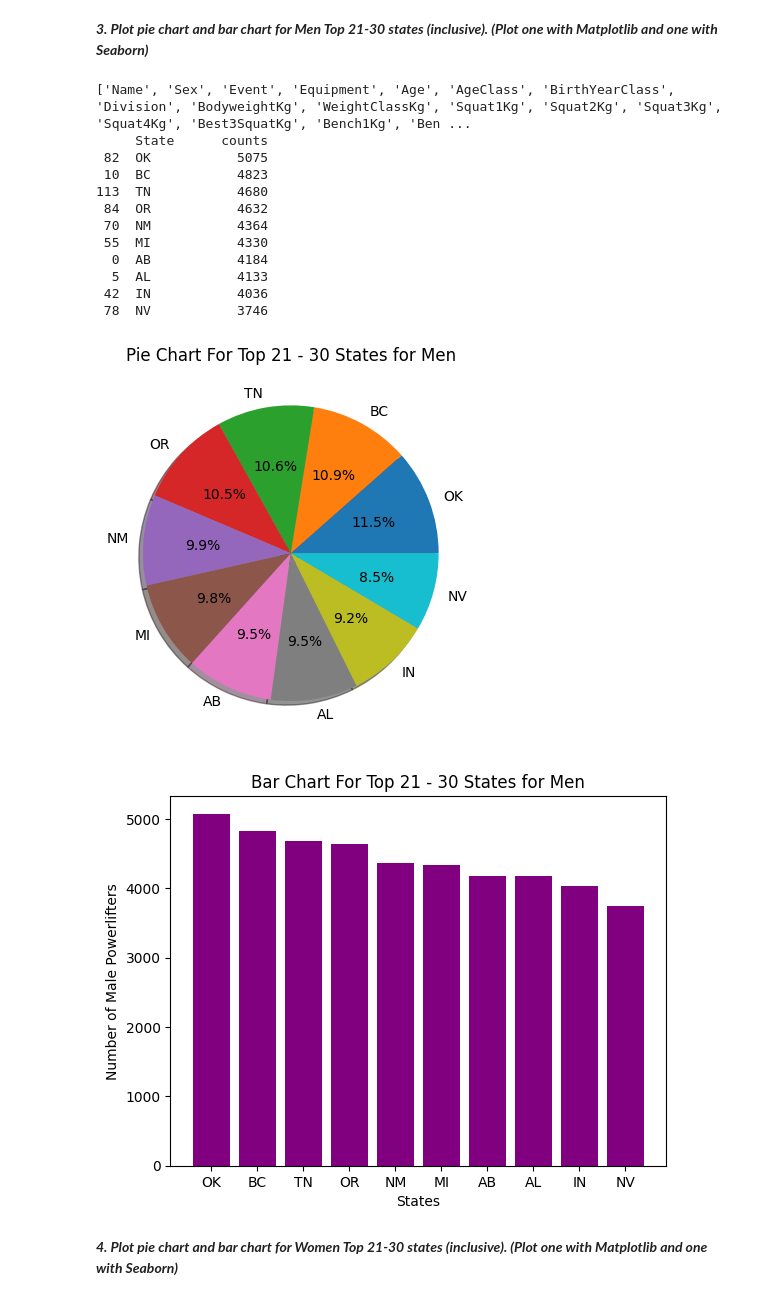
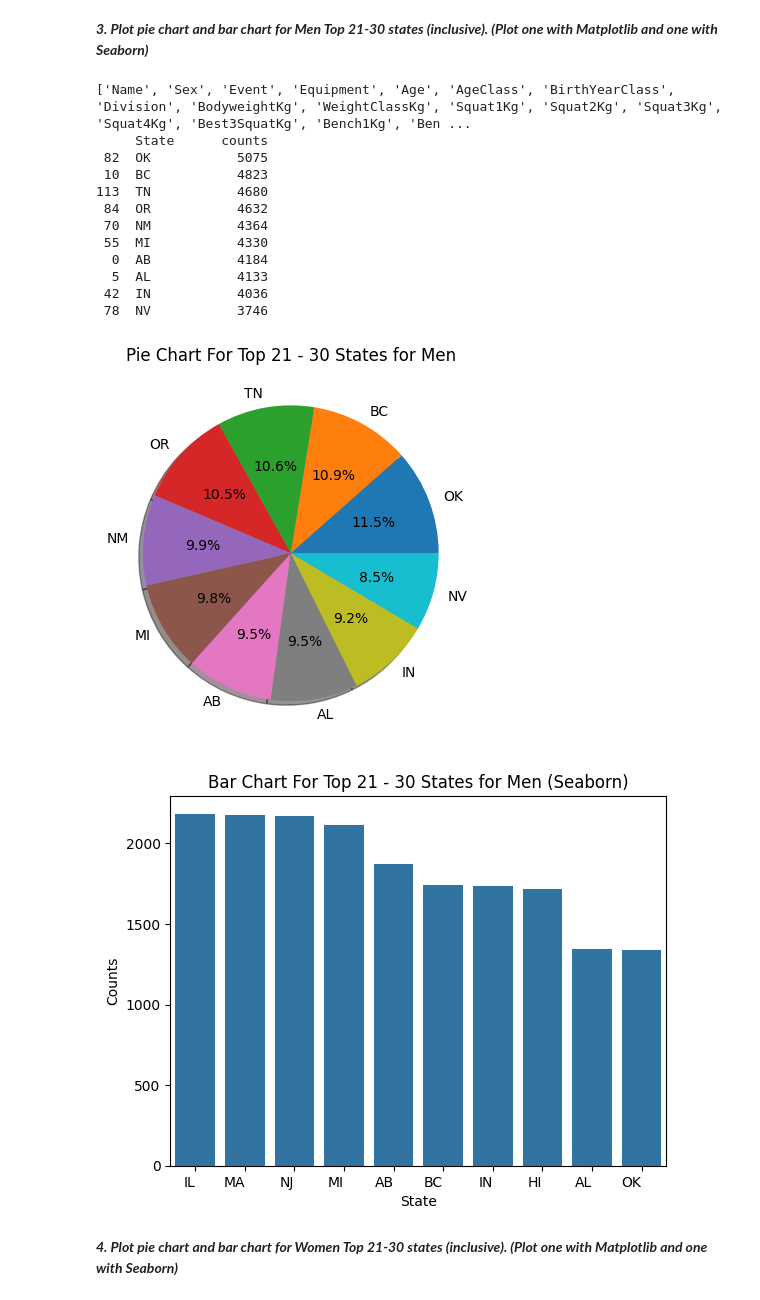
Before and after one commit to GNANASAMBANTHAN/GNANASAMBANTHAN, a Jupyter notebook: Mini_Project_1_Powerlifting.ipynb, the cells around one changed output. Cells and saved outputs as stored; diff of their text form; code cells hidden in the pictures.

```diff
--- a/Mini_Project_1_Powerlifting.ipynb
+++ b/Mini_Project_1_Powerlifting.ipynb
@@ -125,37 +125,32 @@ Top 10 States for Women
 # %%
 print(list(df))
 print(tabulate(df1.iloc[20:30], headers='keys', tablefmt='plain'))
 df_state_men = {"OK": 5075, "BC": 4823, "TN": 4680, "OR": 4632, "NM": 4364,
                     "MI": 4330, "AB": 4184, "AL": 4184, "IN": 4036, "NV": 3746}
 plt.pie(list(df_state_men.values()), labels=df_state_men.keys(), autopct='%2.1f%%', shadow=True, startangle=0)
 plt.axis("on")
 plt.title("Pie Chart For Top 21 - 30 States for Men")
 plt.show()
+df_men = pd.DataFrame(list(df_state_women.items()), columns=['State', 'Counts'])
+sns.barplot(x='State', y='Counts', data=df_men)
+plt.title("Bar Chart For Top 21 - 30 States for Men (Seaborn)")
+plt.xticks(rotation=0, ha='right')
+plt.show()
 # %% [output]
 ['Name', 'Sex', 'Event', 'Equipment', 'Age', 'AgeClass', 'BirthYearClass', 'Division', 'BodyweightKg', 'WeightClassKg', 'Squat1Kg', 'Squat2Kg', 'Squat3Kg', 'Squat4Kg', 'Best3SquatKg', 'Bench1Kg', 'Ben ...
      State      counts
  82  OK           5075
  10  BC           4823
 113  TN           4680
  84  OR           4632
  70  NM           4364
  55  MI           4330
   0  AB           4184
   5  AL           4133
  42  IN           4036
  78  NV           3746
 [figure]
+[figure, added]
-# %%
-df_state_men = {"OK": 5075, "BC": 4823, "TN": 4680, "OR": 4632, "NM": 4364,
-                    "MI": 4330, "AB": 4184, "AL": 4184, "IN": 4036, "NV": 3746}
-plt.bar(df_state_men.keys(), df_state_men.values(), color="purple")
-plt.xlabel("States")
-plt.ylabel("Number of Male Powerlifters")
-plt.title("Bar Chart For Top 21 - 30 States for Men")
-plt.xticks(rotation=0)
-plt.show()
-# %% [output]
-[figure, removed]
 # %% [markdown]
 ***4. Plot pie chart and bar chart for Women Top 21-30 states (inclusive).
    (Plot one with Matplotlib and one with Seaborn)***
```
Also changed, not shown: parts of 5 cells of this notebook.
